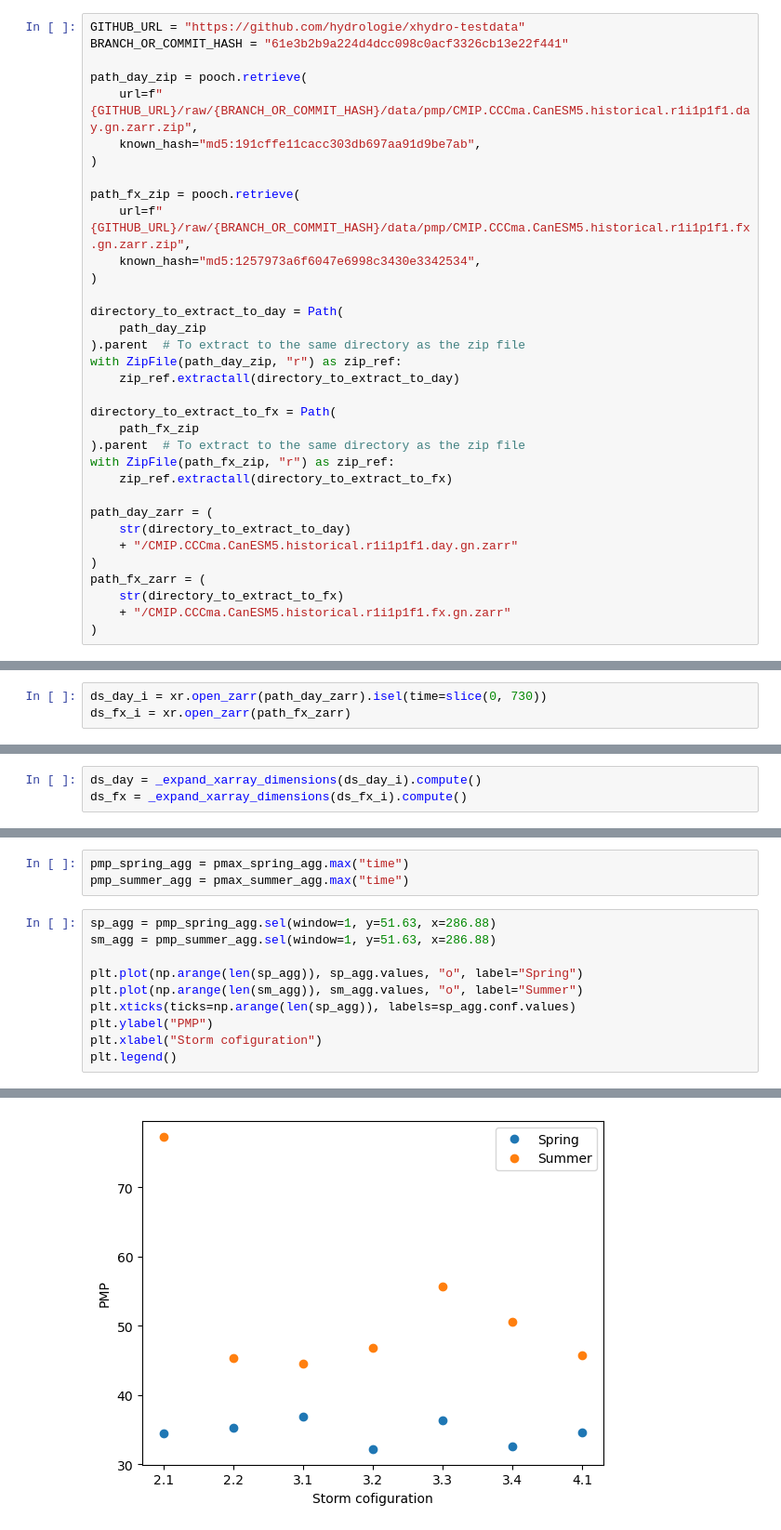
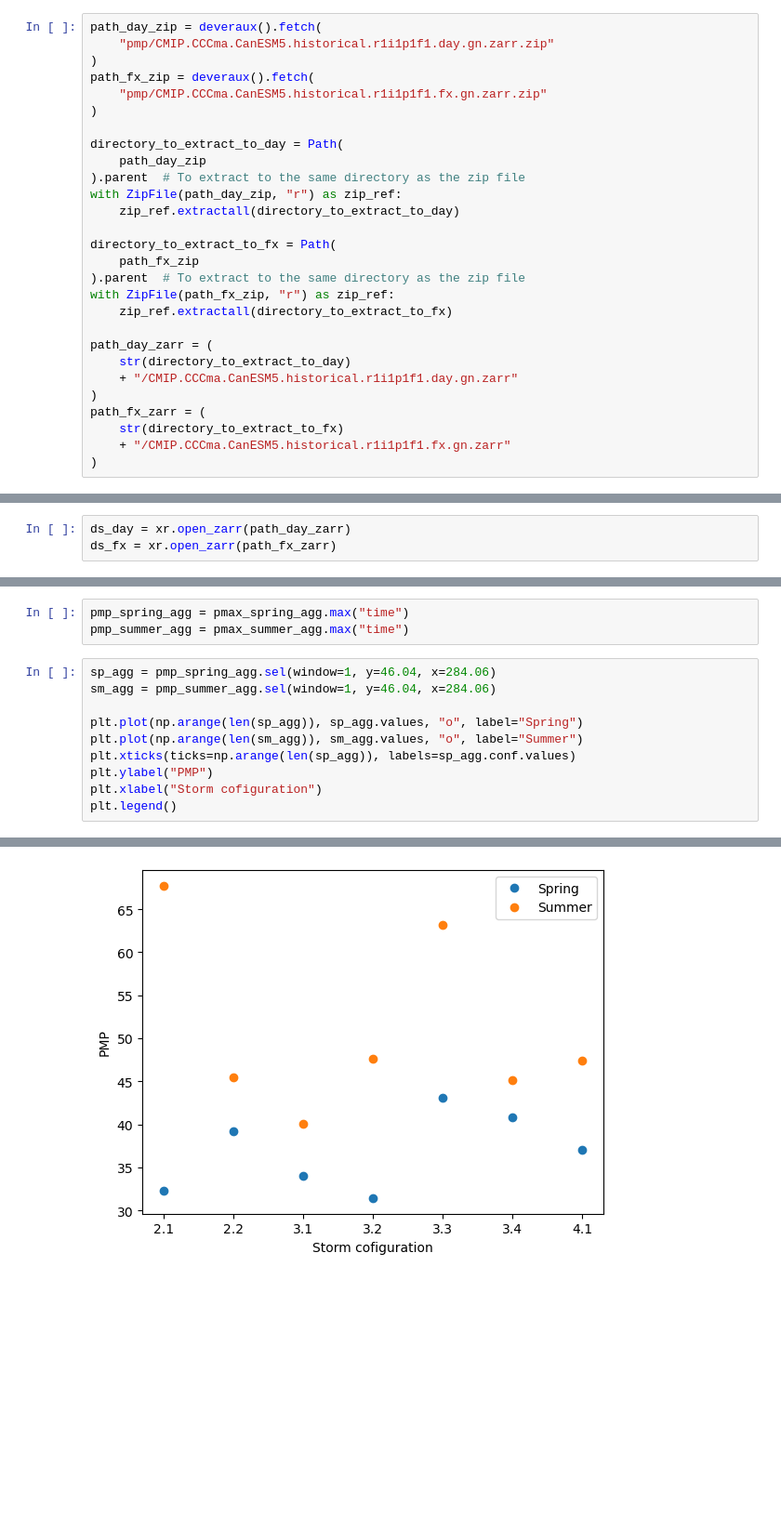
Before and after one commit to hydrologie/xhydro, a Jupyter notebook: docs/notebooks/pmp.ipynb, the cells around one changed output, grey strips where cells are left out. Shown at 93% size. Drawn from its saved outputs; the diff is of its cells as text; blank space fills up the shorter version.

Commit message:
Changes to read the data from xhydro-testdata using the new system deveraux().fetch()

```diff
--- a/docs/notebooks/pmp.ipynb
+++ b/docs/notebooks/pmp.ipynb
@@ -19,15 +19,9 @@ This example uses a sample of 5-years and 2x2 grid cells from the CMIP model whi
 # %%
-GITHUB_URL = "https://github.com/hydrologie/xhydro-testdata"
-BRANCH_OR_COMMIT_HASH = "61e3b2b9a224d4dcc098c0acf3326cb13e22f441"
-
-path_day_zip = pooch.retrieve(
-    url=f"{GITHUB_URL}/raw/{BRANCH_OR_COMMIT_HASH}/data/pmp/CMIP.CCCma.CanESM5.historical.r1i1p1f1.day.gn.zarr.zip",
-    known_hash="md5:191cffe11cacc303db697aa91d9be7ab",
+path_day_zip = deveraux().fetch(
+    "pmp/CMIP.CCCma.CanESM5.historical.r1i1p1f1.day.gn.zarr.zip"
 )
-
-path_fx_zip = pooch.retrieve(
-    url=f"{GITHUB_URL}/raw/{BRANCH_OR_COMMIT_HASH}/data/pmp/CMIP.CCCma.CanESM5.historical.r1i1p1f1.fx.gn.zarr.zip",
-    known_hash="md5:1257973a6f6047e6998c3430e3342534",
+path_fx_zip = deveraux().fetch(
+    "pmp/CMIP.CCCma.CanESM5.historical.r1i1p1f1.fx.gn.zarr.zip"
 )
 
 directory_to_extract_to_day = Path(
@@ -66,3 +58,3 @@ For the example, only two years of data were used to reduce computation times.
 # %%
-ds_day_i = xr.open_zarr(path_day_zarr).isel(time=slice(0, 730))
-ds_fx_i = xr.open_zarr(path_fx_zarr)
+ds_day = xr.open_zarr(path_day_zarr)
+ds_fx = xr.open_zarr(path_fx_zarr)
@@ -93,4 +61 @@ The original domain of x:2 and y:2 is expanded to x:4 and y:4 to have a larger d
-# %%
-ds_day = _expand_xarray_dimensions(ds_day_i).compute()
-ds_fx = _expand_xarray_dimensions(ds_fx_i).compute()
 # %% [markdown]
@@ -225,15 +190,15 @@ The results of the PMP at y=51.63, x=286.88 for different storm configurations a
 pmp_spring_agg = pmax_spring_agg.max("time")
 pmp_summer_agg = pmax_summer_agg.max("time")
 # %%
-sp_agg = pmp_spring_agg.sel(window=1, y=51.63, x=286.88)
-sm_agg = pmp_summer_agg.sel(window=1, y=51.63, x=286.88)
+sp_agg = pmp_spring_agg.sel(window=1, y=46.04, x=284.06)
+sm_agg = pmp_summer_agg.sel(window=1, y=46.04, x=284.06)
 
 plt.plot(np.arange(len(sp_agg)), sp_agg.values, "o", label="Spring")
 plt.plot(np.arange(len(sm_agg)), sm_agg.values, "o", label="Summer")
 plt.xticks(ticks=np.arange(len(sp_agg)), labels=sp_agg.conf.values)
 plt.ylabel("PMP")
 plt.xlabel("Storm cofiguration")
 plt.legend()
 # %% [output]
 <matplotlib.legend.Legend at 0x...>
-[figure, old version]
+[figure, new version]
```
Also changed, not shown: parts of 11 cells of this notebook, 2 other files.
